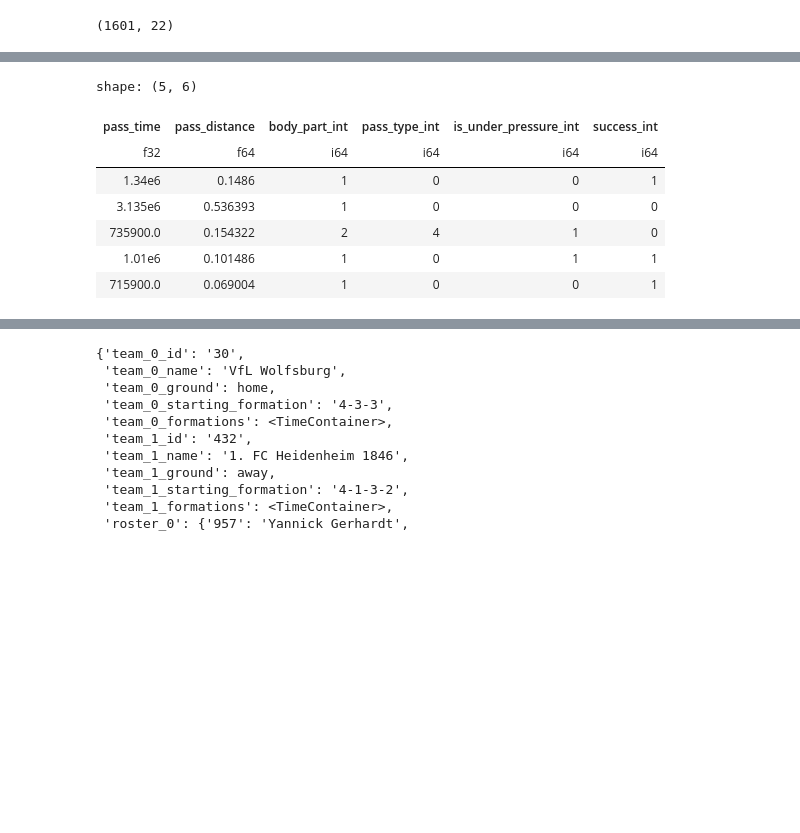
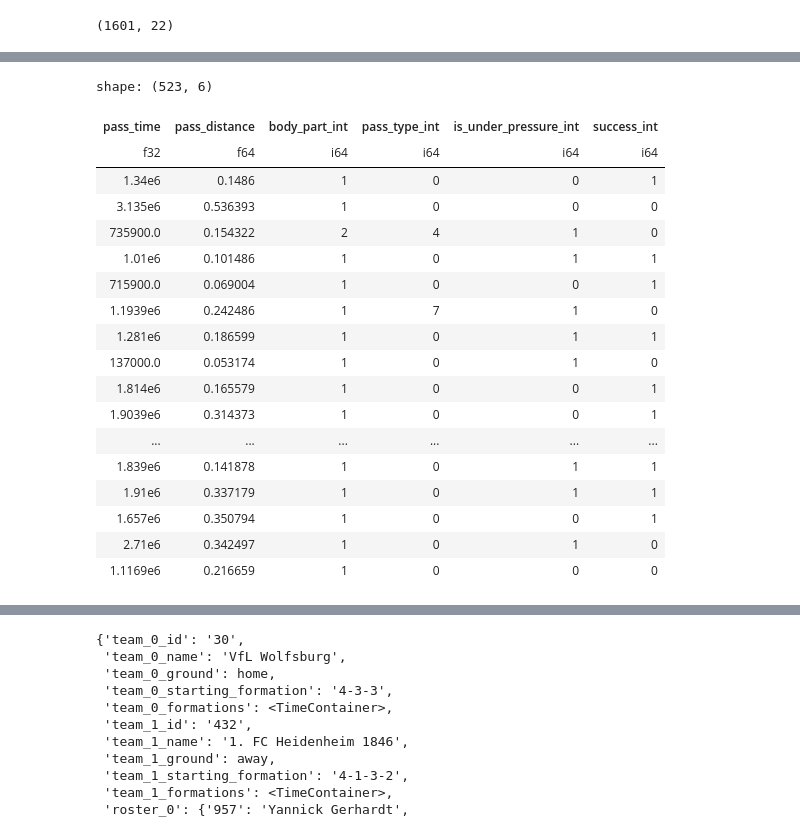
Before and after one commit to CodeMateo15/BiggsMarino_Hackathon2026, a Jupyter notebook: Soccer_Lineup.ipynb, the cells around one changed output, grey strips where cells are left out. Drawn from its saved outputs; the diff is of its cells as text; code cells hidden in the pictures; blank space fills up the shorter version.

```diff
--- a/Soccer_Lineup.ipynb
+++ b/Soccer_Lineup.ipynb
@@ -383,55 +453,70 @@ pass_events_df = pass_events_df.with_columns(
     # Pass duration
     (pl.col('end_timestamp') - pl.col('timestamp'))
         .cast(pl.Float32, strict=True)
+        .fill_null(0)
         .alias('pass_time'),
 
     # Pass distance (Euclidean)
     ((pl.col('end_coordinates_x') - pl.col('coordinates_x'))**2 +
      (pl.col('end_coordinates_y') - pl.col('coordinates_y'))**2)
         .sqrt()
+        .fill_null(0)
         .alias('pass_distance'),
 
     # Body part encoding
     pl.col("body_part_type")
         .replace(body_part_mapping)
         .cast(pl.Int64, strict=True)
+        .fill_null(0)
         .alias("body_part_int"),
 
     # Pass type encoding
     pl.col("pass_type")
         .replace(pass_type_mapping)
         .cast(pl.Int64, strict=True)
+        .fill_null(0)
         .alias("pass_type_int"),
 
     # Under pressure flag
     pl.col("is_under_pressure")
         .cast(pl.Int64, strict=True)
         .fill_null(0)
         .alias("is_under_pressure_int"),
 
     # pass success
     pl.col('success')
         .cast(pl.Int64, strict=True)
         .fill_null(0)
         .alias("success_int"),
 )
 
 
 pass_events_df
 
 filtered_events = ['pass_time', 'pass_distance', 'body_part_int', 'pass_type_int', 'is_under_pressure_int', 'success_int']
 
-filtered_events_df = pass_events_df[filtered_events].head()
+filtered_events_df = pass_events_df[filtered_events]
 filtered_events_df
 #print(counts_df)
 #pass_events = events_df.filter(events_df['event_type'] == 'PASS')
 #pass_events
 # %% [output]
-shape: (5, 6)
+shape: (523, 6)
 | pass_time | pass_distance | body_part_int | pass_type_int | is_under_pressure_int | success_int |
 | f32 | f64 | i64 | i64 | i64 | i64 |
 | 1.34e6 | 0.1486 | 1 | 0 | 0 | 1 |
 | 3.135e6 | 0.536393 | 1 | 0 | 0 | 0 |
 | 735900.0 | 0.154322 | 2 | 4 | 1 | 0 |
 | 1.01e6 | 0.101486 | 1 | 0 | 1 | 1 |
 | 715900.0 | 0.069004 | 1 | 0 | 0 | 1 |
+| 1.1939e6 | 0.242486 | 1 | 7 | 1 | 0 |
+| 1.281e6 | 0.186599 | 1 | 0 | 1 | 1 |
+| 137000.0 | 0.053174 | 1 | 0 | 1 | 0 |
+| 1.814e6 | 0.165579 | 1 | 0 | 0 | 1 |
+| 1.9039e6 | 0.314373 | 1 | 0 | 0 | 1 |
+| ... | ... | ... | ... | ... | ... |
+| 1.839e6 | 0.141878 | 1 | 0 | 1 | 1 |
+| 1.91e6 | 0.337179 | 1 | 0 | 1 | 1 |
+| 1.657e6 | 0.350794 | 1 | 0 | 0 | 1 |
+| 2.71e6 | 0.342497 | 1 | 0 | 1 | 0 |
+| 1.1169e6 | 0.216659 | 1 | 0 | 0 | 0 |
```
Also changed, not shown: parts of 6 cells of this notebook, 1 other file.
